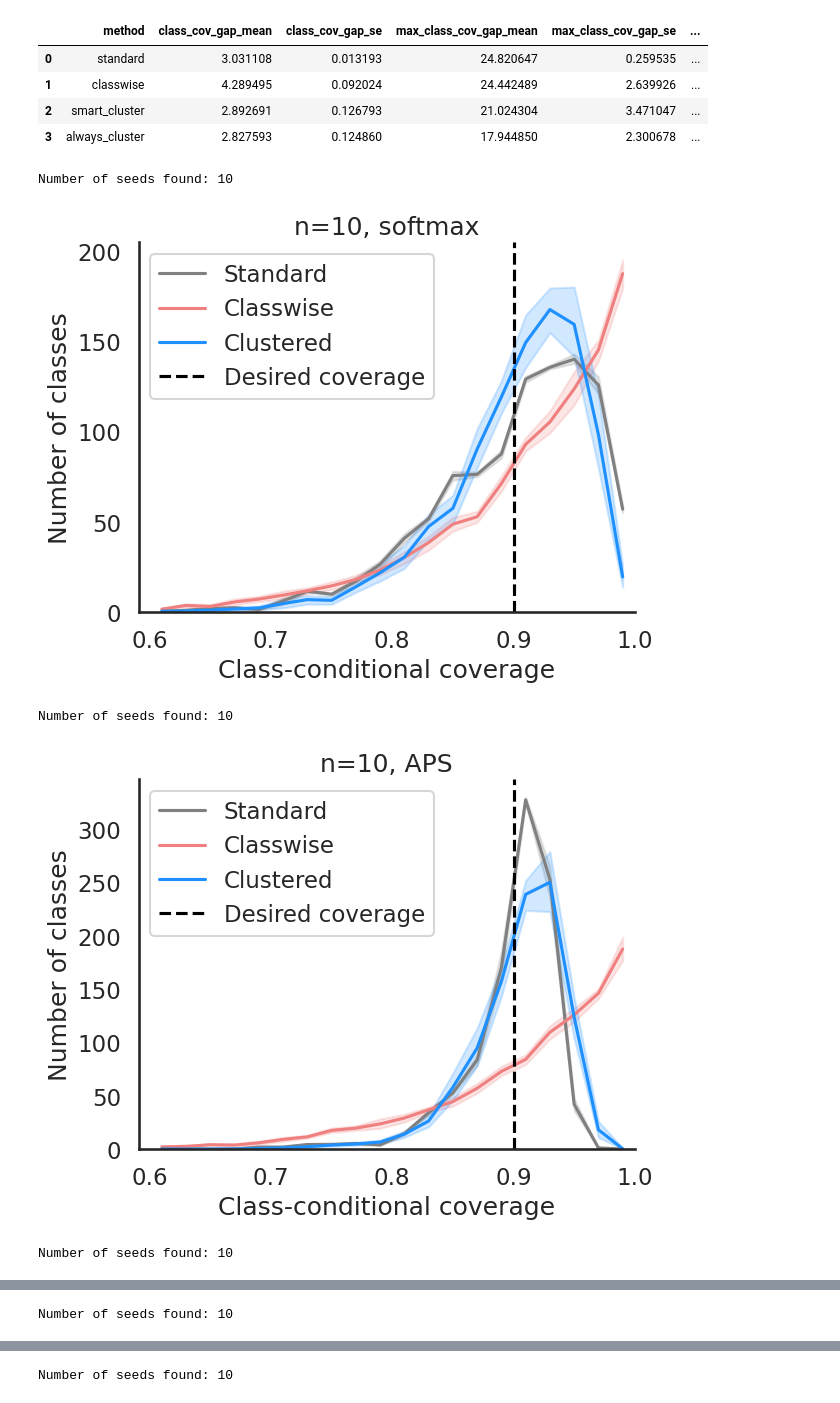
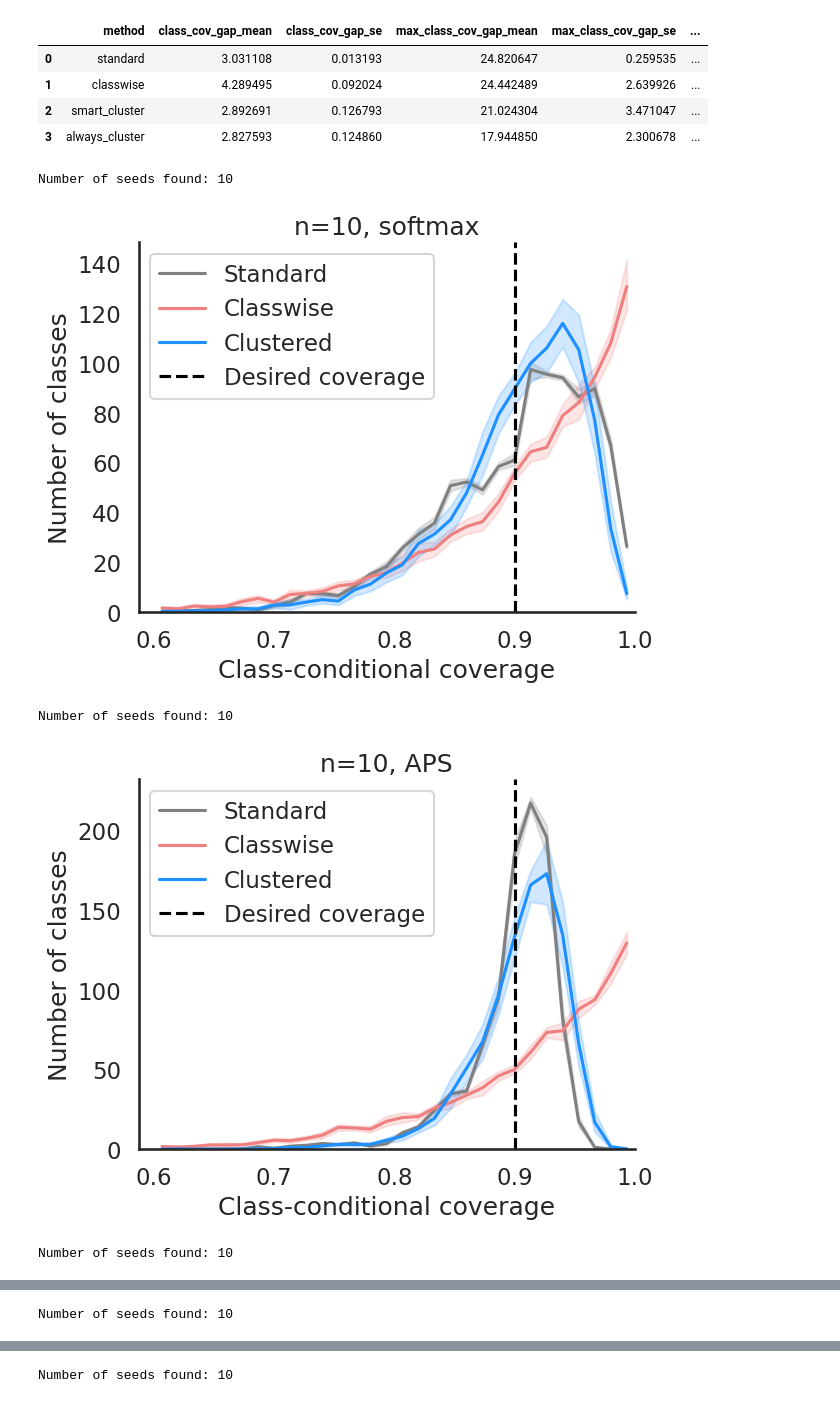
Before and after one commit to tiffanyding/class-conditional-conformal, a Jupyter notebook: experiments_imagenet.ipynb, the cells around one changed output, grey strips where cells are left out. Drawn from its saved outputs; the diff is of its cells as text; code cells hidden in the pictures.

```diff
--- a/experiments_imagenet.ipynb
+++ b/experiments_imagenet.ipynb
@@ -180,13 +180,13 @@ Avg class coverage gap for each random seed:
 # %%
 # Plot histograms of class coverage
 
 for n_totalcal in n_totalcal_list:
     for score in score_function_list:
         folder = f'{save_folder}/n_totalcal={n_totalcal}/score={score}/'
-        plot_class_coverage_histogram(folder, desired_cov=1-alpha, vmin=.6, vmax=1, nbins=20, title=f'n={n_totalcal}, {score}')
+        plot_class_coverage_histogram(folder, desired_cov=1-alpha, vmin=.6, vmax=1, nbins=30, title=f'n={n_totalcal}, {score}')
 # %% [output]
 Number of seeds found: 10
-[figure, old version]
+[figure, new version]
 Number of seeds found: 10
-[figure, old version]
+[figure, new version]
 Number of seeds found: 10
```
Also changed, not shown: parts of 3 cells of this notebook, 6 other files.
